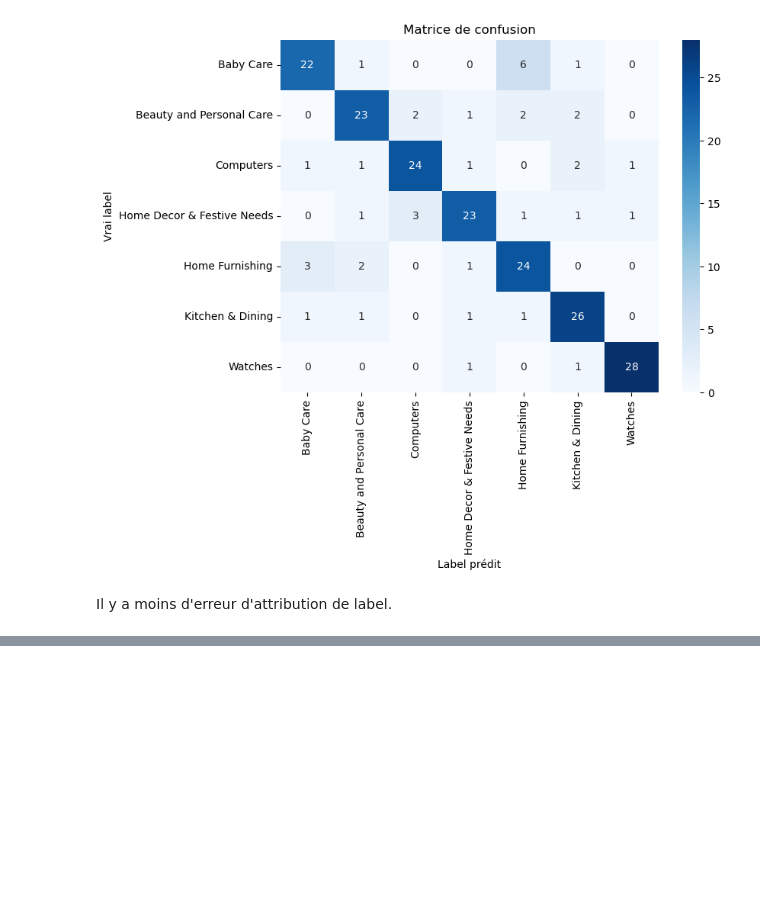
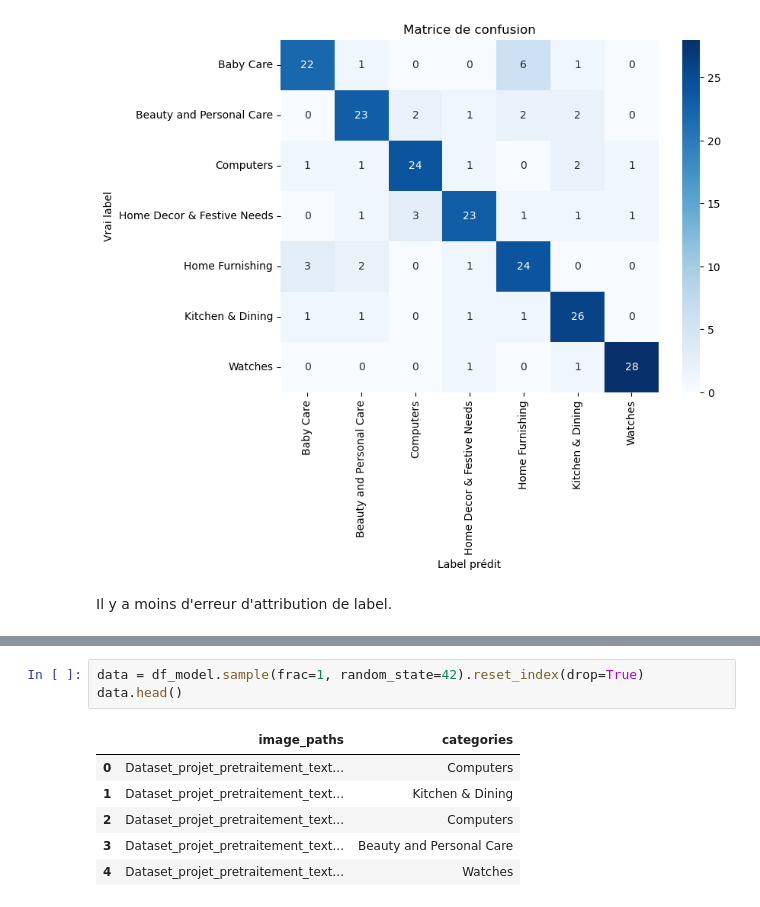
Before and after one commit to ManonVilla/OCProjet6, a Jupyter notebook: VILLA_Manon_3_CCN_Transfert_Learning.ipynb, the cells around one changed output, grey strips where cells are left out. Drawn from its saved outputs; the diff is of its cells as text; blank space fills up the shorter version.

```diff
--- a/VILLA_Manon_3_CCN_Transfert_Learning.ipynb
+++ b/VILLA_Manon_3_CCN_Transfert_Learning.ipynb
@@ -668,0 +686,10 @@ Il y a moins d'erreur d'attribution de label.
+# %%
+data = df_model.sample(frac=1, random_state=42).reset_index(drop=True)
+data.head()
+# %% [output]
+|  | image_paths | categories |
+| 0 | Dataset_projet_pretraitement_text... | Computers |
+| 1 | Dataset_projet_pretraitement_text... | Kitchen & Dining |
+| 2 | Dataset_projet_pretraitement_text... | Computers |
+| 3 | Dataset_projet_pretraitement_text... | Beauty and Personal Care |
+| 4 | Dataset_projet_pretraitement_text... | Watches |
```
Also changed, not shown: parts of 13 cells of this notebook, 1 other file.
